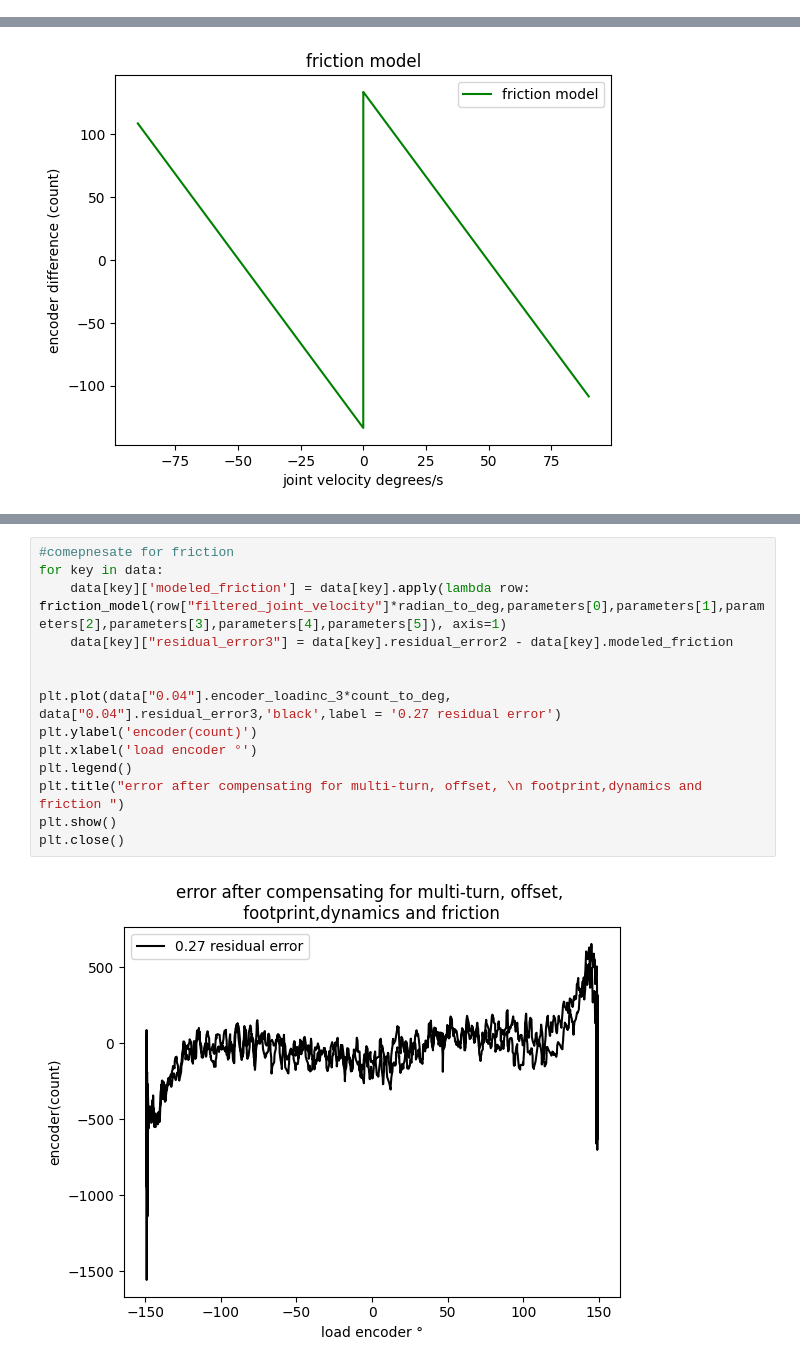
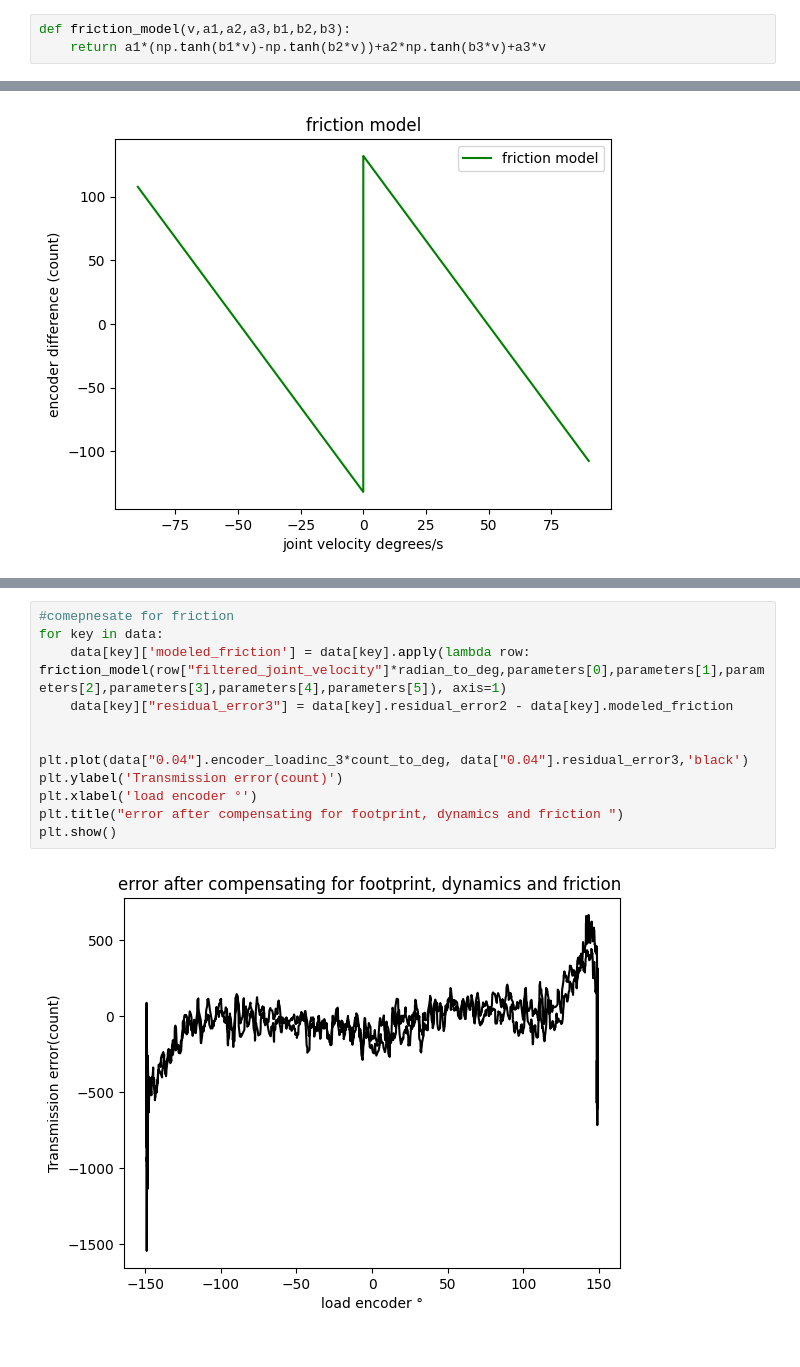
Before and after one commit to allwinlucious/MasterThesis, a Jupyter notebook: 3.1_Analytical_Method.ipynb, the cells around one changed output, grey strips where cells are left out. Drawn from its saved outputs; the diff is of its cells as text.

```diff
--- a/3.1_Analytical_Method.ipynb
+++ b/3.1_Analytical_Method.ipynb
@@ -139,3 +138,6 @@ This friction compensation approach provided a robust framework for addressing o
+# %%
+def friction_model(v,a1,a2,a3,b1,b2,b3):
+    return a1*(np.tanh(b1*v)-np.tanh(b2*v))+a2*np.tanh(b3*v)+a3*v
 # %%
 #append all dataframes
 dfs = data[sample].iloc[:0,:].copy()
@@ -180,17 +164,15 @@ plt.close()
 # %%
 #comepnesate for friction
 for key in data:
     data[key]['modeled_friction'] = data[key].apply(lambda row: friction_model(row["filtered_joint_velocity"]*radian_to_deg,parameters[0],parameters[1],parameters[2],parameters[3],parameters[4],parameters[5]), axis=1)
     data[key]["residual_error3"] = data[key].residual_error2 - data[key].modeled_friction
 
 
-plt.plot(data["0.04"].encoder_loadinc_3*count_to_deg, data["0.04"].residual_error3,'black',label = '0.27 residual error')
-plt.ylabel('encoder(count)')
+plt.plot(data["0.04"].encoder_loadinc_3*count_to_deg, data["0.04"].residual_error3,'black')
+plt.ylabel('Transmission error(count)')
 plt.xlabel('load encoder °')
-plt.legend()
-plt.title("error after compensating for multi-turn, offset, \n footprint,dynamics and friction ")
+plt.title("error after compensating for footprint, dynamics and friction ")
 plt.show()
-plt.close()
 # %% [output]
-[figure, old version]
+[figure, new version]
 # %% [markdown]
```
Also changed, not shown: parts of 18 cells of this notebook, 1 other file.
